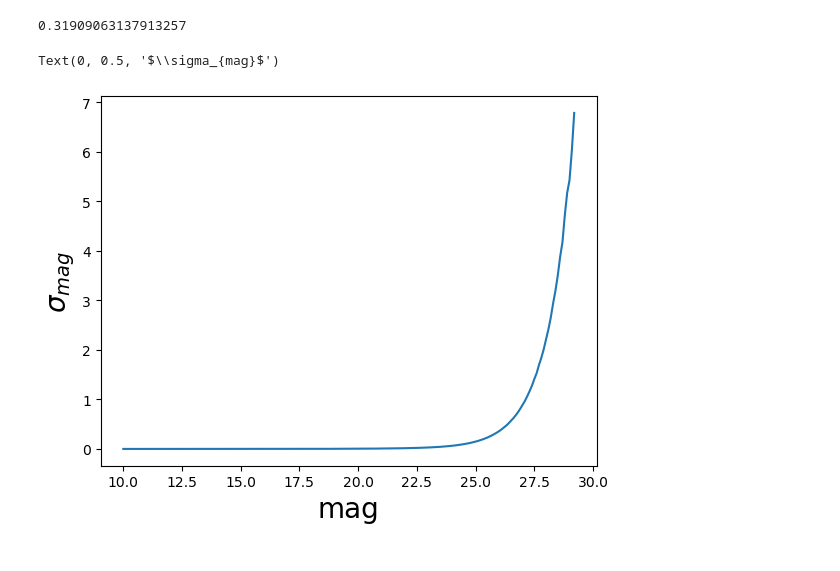
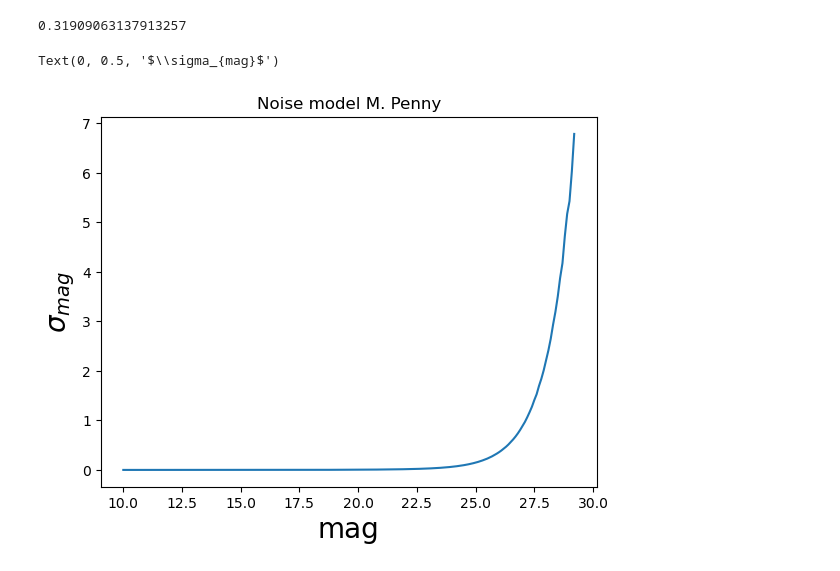
Before and after one commit to anibal-art/Roman_Rubin_NASA, a Jupyter notebook: u0_vs_mag.ipynb, the cells around one changed output. Cells and saved outputs as stored; diff of their text form; code cells hidden in the pictures.

Commit message:
new plot

```diff
--- a/u0_vs_mag.ipynb
+++ b/u0_vs_mag.ipynb
@@ -10,9 +10,10 @@ mu = lambda u0 : (u0**2+2)/(u0*np.sqrt(u0**2+4))
 # %%
 import pandas as pd
 snr = pd.read_csv("snr_Roman.txt", sep=" ", names=["mag","err_mag"])
 plt.plot(snr["mag"], snr["err_mag"])
+plt.title('Noise model M. Penny')
 plt.xlabel("mag",fontsize=20)
 plt.ylabel("$\\sigma_{mag}$",fontsize=20)
 # %% [output]
 Text(0, 0.5, '$\\sigma_{mag}$')
-[figure, old version]
+[figure, new version]
```
Also changed, not shown: parts of 2 cells of this notebook.
